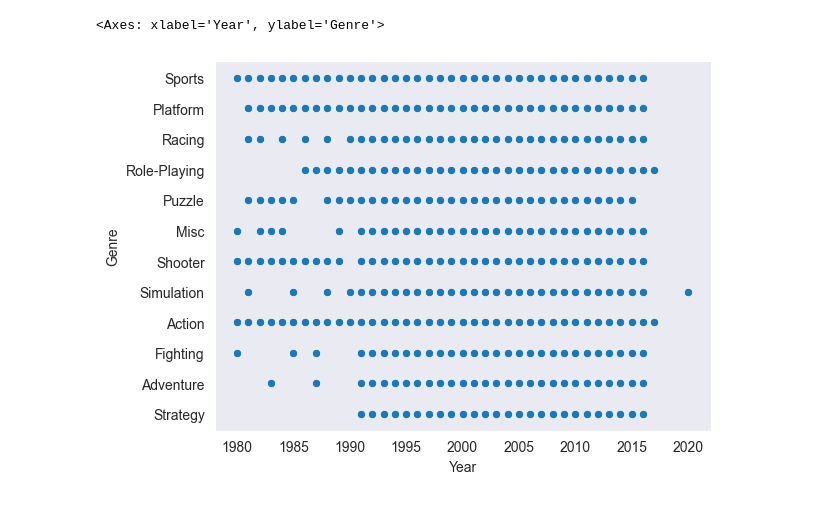
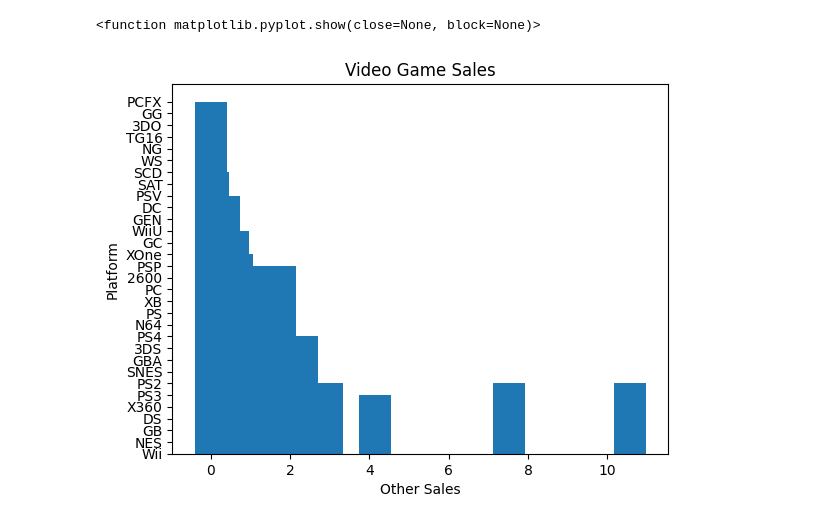
Before and after one commit to AdamTurner84/data_1_checks, a Jupyter notebook: kc_2.ipynb, the cells around one changed output. Saved outputs shown, nothing was run; the diff lists cells and outputs as text; code cells hidden in the pictures.

```diff
--- a/kc_2.ipynb
+++ b/kc_2.ipynb
@@ -1,13 +1,18 @@
 # %%
 #Knowledge Check 2
-#Importing Pandas and Seaborn
+#Importing Pandas,Seaborn, and Matplotlib
 
 import pandas as pd
 import seaborn as sns
+import matplotlib.pyplot as plt
 
-#Loacting and then Reading Video Game Sales data
+#Locating and then Reading Video Game Sales data
 
 df = pd.read_csv('assets/data.csv')
+
+df['Year'] = df['Year'].fillna(0)
+df['Year'] = df['Year'].astype(int)
+
 df.head()
 # %% [output]
 |  | Rank | Name | Platform | Year | Genre | Publisher | NA_Sales | EU_Sales | JP_Sales | Other_Sales | ... |
@@ -19,8 +24,14 @@ df.head()
-# %%
-#This cell takes the data from teh above file and displays the global sales over years
-
-sns.set_style("dark")
-sns.scatterplot(x=df['Year'], y=df['Genre'])
-# %% [output]
-<Axes: xlabel='Year', ylabel='Genre'>
-[figure, removed]
+# %%
+#This cell takes the data from the above file and displays Other_Sales by Platform
+import matplotlib.pyplot as plt
+
+plt.bar(df['Other_Sales'], df['Platform'])
+
+plt.title('Video Game Sales')
+plt.xlabel('Other Sales')
+plt.ylabel('Platform')
+
+plt.show
+# %% [output]
+<function matplotlib.pyplot.show(close=None, block=None)>
+[figure, added]
```
Also changed, not shown: parts of 1 cell of this notebook.
